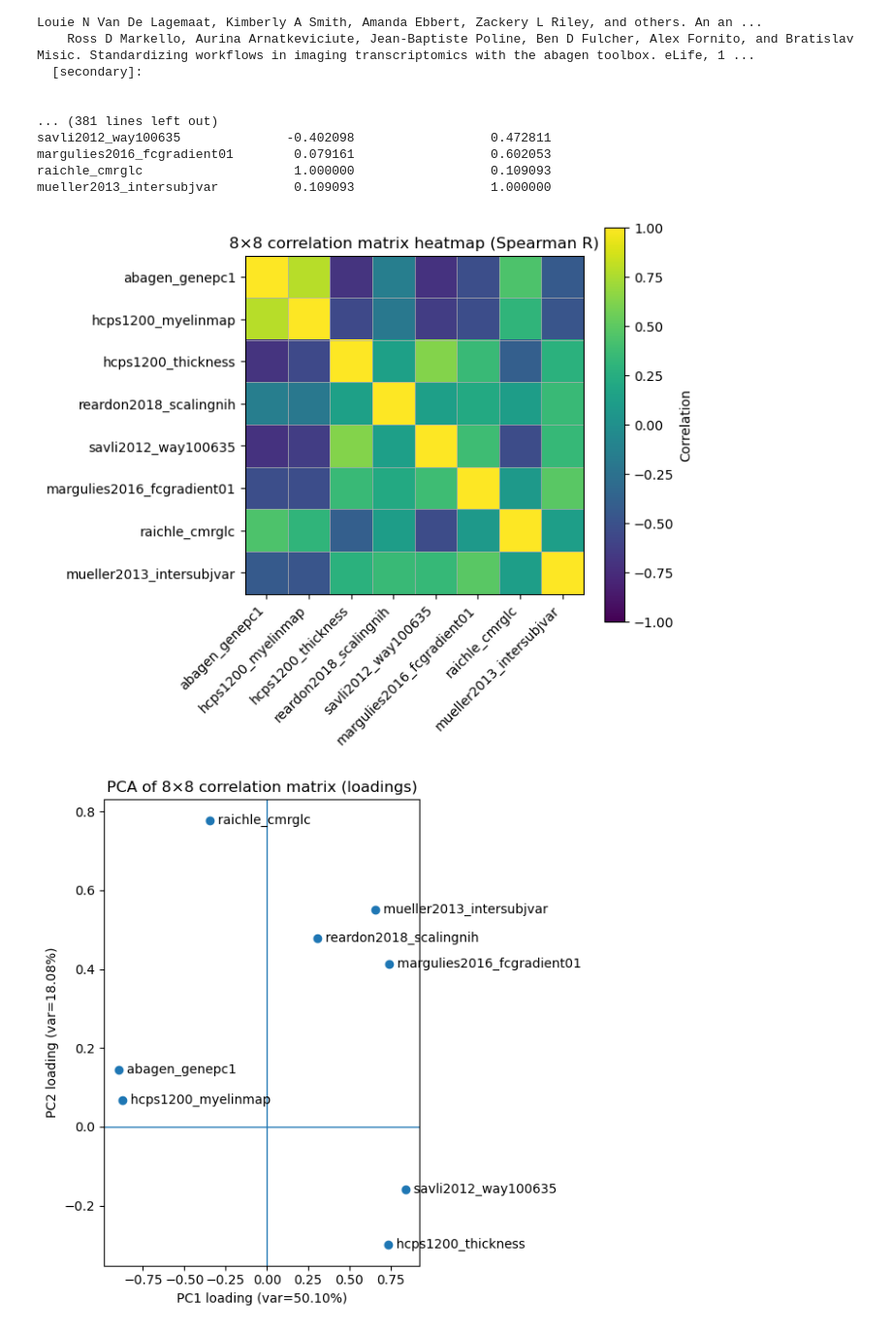
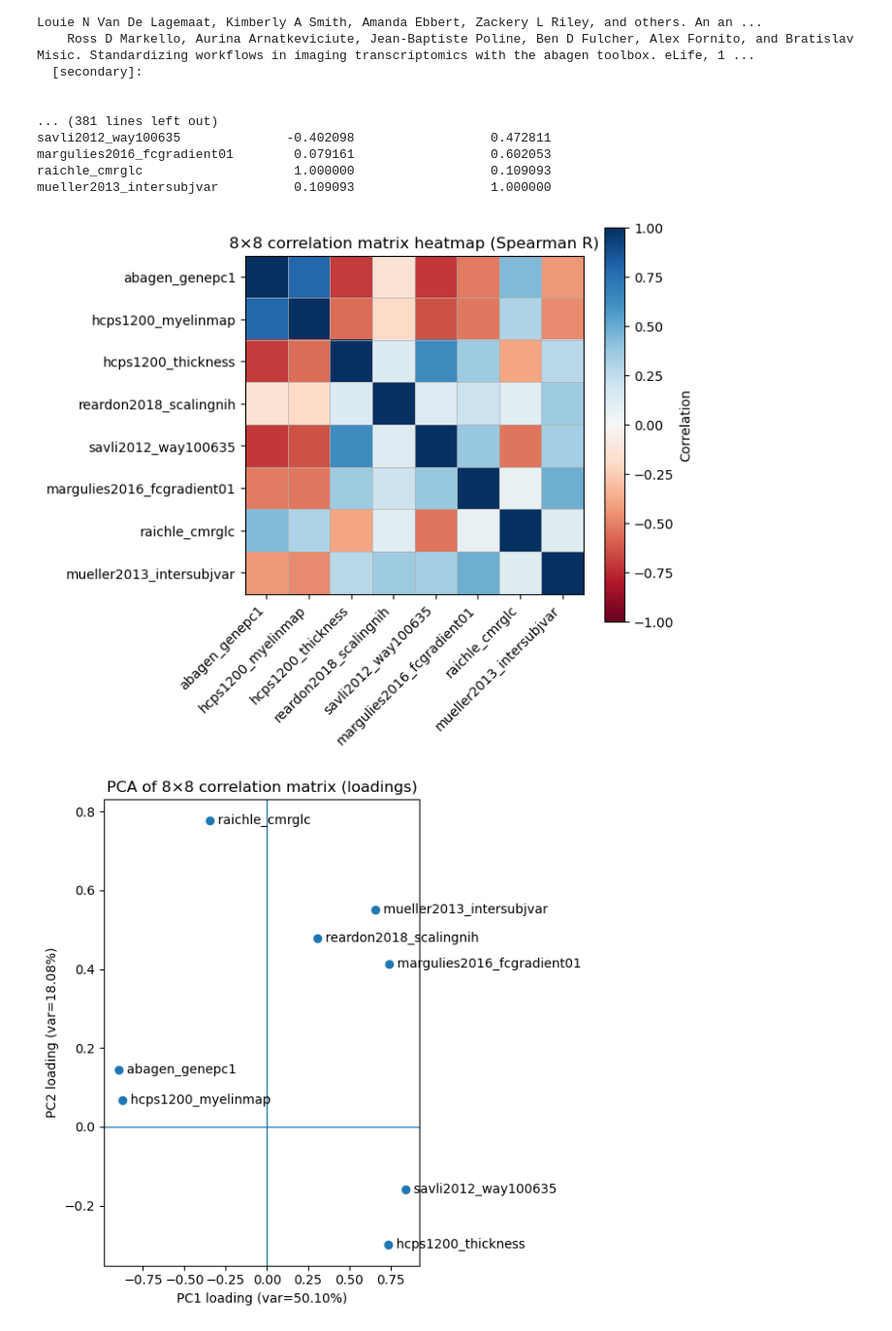
Before and after one commit to kesouder/BrainMap_Analysis, a Jupyter notebook: main.ipynb, the cells around one changed output. Shown at 97% size. Cells and saved outputs as stored; diff of their text form; code cells hidden in the pictures.

```diff
--- a/main.ipynb
+++ b/main.ipynb
@@ -437,29 +437,29 @@ raichle_cmrglc                    1.000000                  0.109093
 mueller2013_intersubjvar          0.109093                  1.000000
 # %%
 fig, ax = plt.subplots(figsize=(7, 6))
-im = ax.imshow(corr_df, vmin=-1, vmax=1)  # correlation range
+im = ax.imshow(corr_df, vmin=-1, vmax=1, cmap='RdBu')  # correlation range
 
 # ticks + labels
 ax.set_xticks(np.arange(len(names)))
 ax.set_yticks(np.arange(len(names)))
 ax.set_xticklabels(names, rotation=45, ha="right")
 ax.set_yticklabels(names)
 
 # grid lines to separate cells
 ax.set_xticks(np.arange(-.5, len(names), 1), minor=True)
 ax.set_yticks(np.arange(-.5, len(names), 1), minor=True)
 ax.grid(which="minor", linestyle="-", linewidth=0.5)
 ax.tick_params(which="minor", bottom=False, left=False)
 
 # add colorbar
 cbar = fig.colorbar(im, ax=ax)
 cbar.set_label("Correlation")
 
 ax.set_title("8×8 correlation matrix heatmap (Spearman R)")
 plt.tight_layout()
 plt.show()
 # %% [output]
-[figure, old version]
+[figure, new version]
 # %%
 eigvals, eigvecs = np.linalg.eigh(corr_df_spear.values)  # ascending
 idx = np.argsort(eigvals)[::-1]       # sort descending
```
Also changed, not shown: parts of 7 cells of this notebook.
